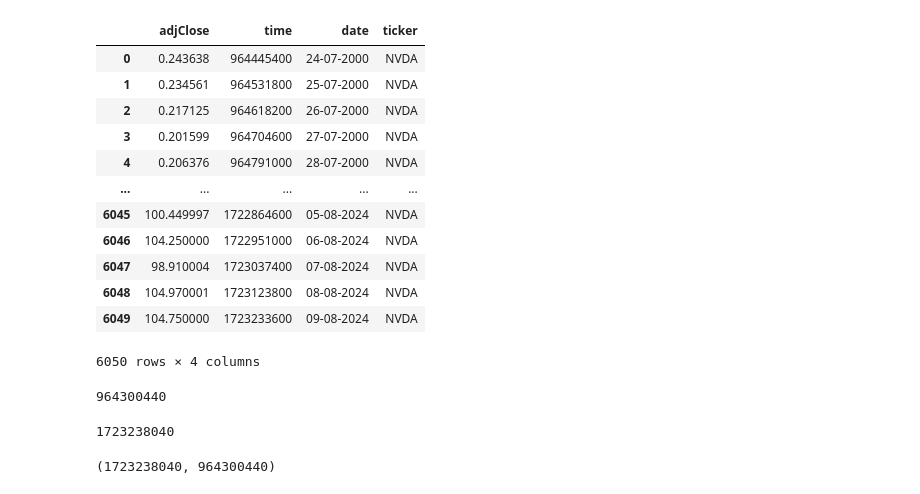
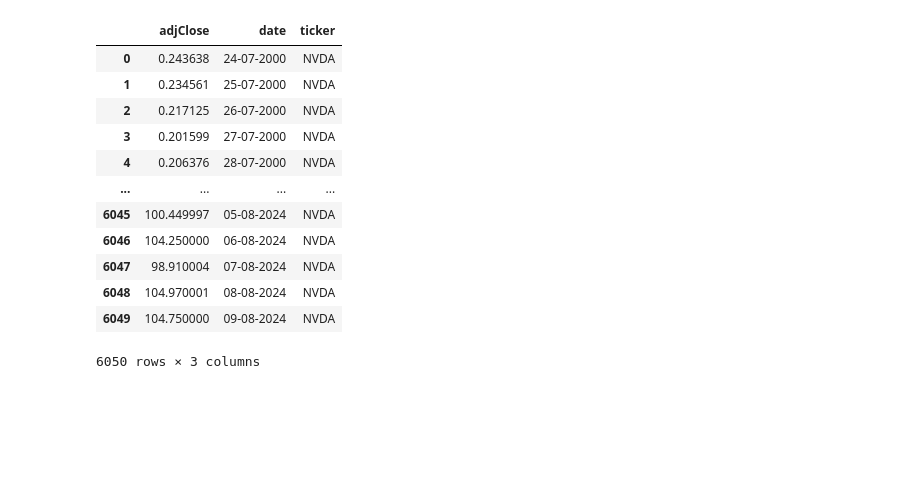
Before and after one commit to prosowiec/DeltaStock, a Jupyter notebook: stockPrice.ipynb, the cells around one changed output. Saved outputs shown, nothing was run; the diff lists cells and outputs as text; code cells hidden in the pictures; blank space fills up the shorter version.

Commit message:
Add stock price

```diff
--- a/stockPrice.ipynb
+++ b/stockPrice.ipynb
@@ -31,58 +52,39 @@ soup
 # %%
 from datetime import datetime, timedelta
 
 
 def get_rangeOfDates(yearOffset):
     now = datetime.now()
     dateto = int(now.timestamp())
     dt = timedelta(days=366*yearOffset)
     datefrom = int((now - dt).timestamp())
 
     return dateto, datefrom
 
-def get_StockPrices(ticker):
+def get_StockPrices(ticker, interval = '1d'):
     end, start = get_rangeOfDates(24)
-    stockPrice = APIconnector(f'https://query2.finance.yahoo.com/v8/finance/chart/{ticker}?period1={start}&period2={end}&interval=1d')
+    stockPrice = APIconnector(f'https://query2.finance.yahoo.com/v8/finance/chart/{ticker}?period1={start}&period2={end}&interval={interval}')
 
     adjClose = stockPrice.get_request().json()['chart']['result'][0]['indicators']['adjclose'][0]['adjclose']
     timestap = stockPrice.get_request().json()['chart']['result'][0]['timestamp']
     priceDF = pd.DataFrame({'adjClose':adjClose, 'time':timestap})
     priceDF['date'] =  pd.to_datetime(priceDF['time'].apply(lambda x: datetime.fromtimestamp(x))).dt.strftime('%d-%m-%Y')
     priceDF['ticker'] = ticker
-
+    priceDF.drop('time', inplace=True, axis=1)
     return priceDF
 
 get_StockPrices('NVDA')
 # %% [output]
-|  | adjClose | time | date | ticker |
-| 0 | 0.243638 | 964445400 | 24-07-2000 | NVDA |
-| 1 | 0.234561 | 964531800 | 25-07-2000 | NVDA |
-| 2 | 0.217125 | 964618200 | 26-07-2000 | NVDA |
-| 3 | 0.201599 | 964704600 | 27-07-2000 | NVDA |
-| 4 | 0.206376 | 964791000 | 28-07-2000 | NVDA |
-| ... | ... | ... | ... | ... |
-| 6045 | 100.449997 | 1722864600 | 05-08-2024 | NVDA |
-| 6046 | 104.250000 | 1722951000 | 06-08-2024 | NVDA |
-| 6047 | 98.910004 | 1723037400 | 07-08-2024 | NVDA |
-| 6048 | 104.970001 | 1723123800 | 08-08-2024 | NVDA |
-| 6049 | 104.750000 | 1723233600 | 09-08-2024 | NVDA |
+|  | adjClose | date | ticker |
+| 0 | 0.243638 | 24-07-2000 | NVDA |
+| 1 | 0.234561 | 25-07-2000 | NVDA |
+| 2 | 0.217125 | 26-07-2000 | NVDA |
+| 3 | 0.201599 | 27-07-2000 | NVDA |
+| 4 | 0.206376 | 28-07-2000 | NVDA |
+| ... | ... | ... | ... |
+| 6045 | 100.449997 | 05-08-2024 | NVDA |
+| 6046 | 104.250000 | 06-08-2024 | NVDA |
+| 6047 | 98.910004 | 07-08-2024 | NVDA |
+| 6048 | 104.970001 | 08-08-2024 | NVDA |
+| 6049 | 104.750000 | 09-08-2024 | NVDA |
-6050 rows × 4 columns
+6050 rows × 3 columns
-# %%
-from datetime import datetime, timedelta
-
-
-now = datetime.now()
-dateto = int(now.timestamp())
-dt = timedelta(days=366*24)
-datefrom = int((now - dt).timestamp())
-datefrom
-# %% [output]
-964300440
-# %%
-dateto
-# %% [output]
-1723238040
-# %%
-get_rangeOfDates(24)
-# %% [output]
-(1723238040, 964300440)
```
Also changed, not shown: parts of 3 cells of this notebook, 1 other file.
